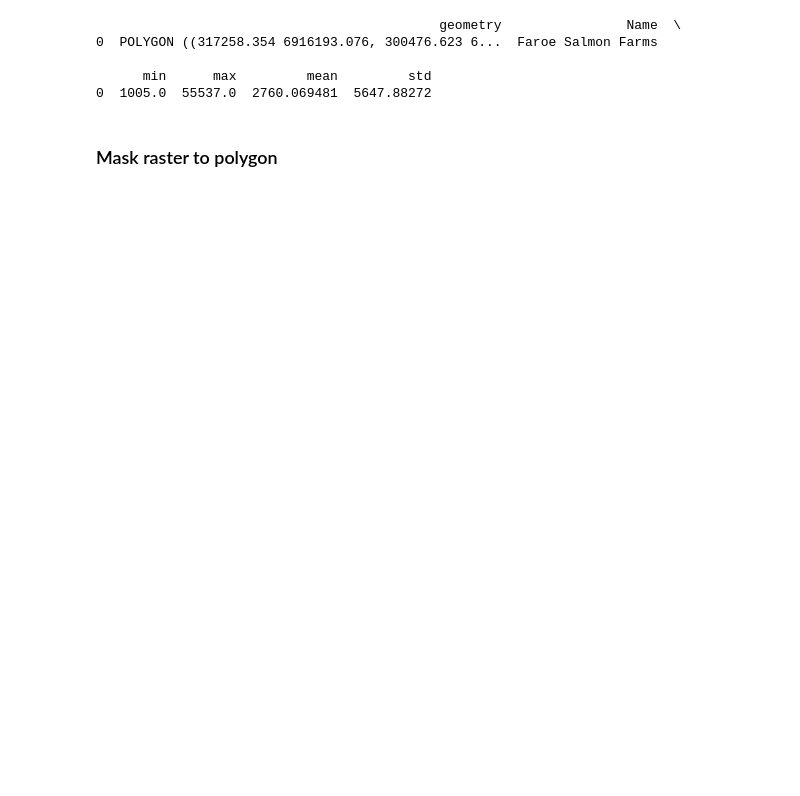
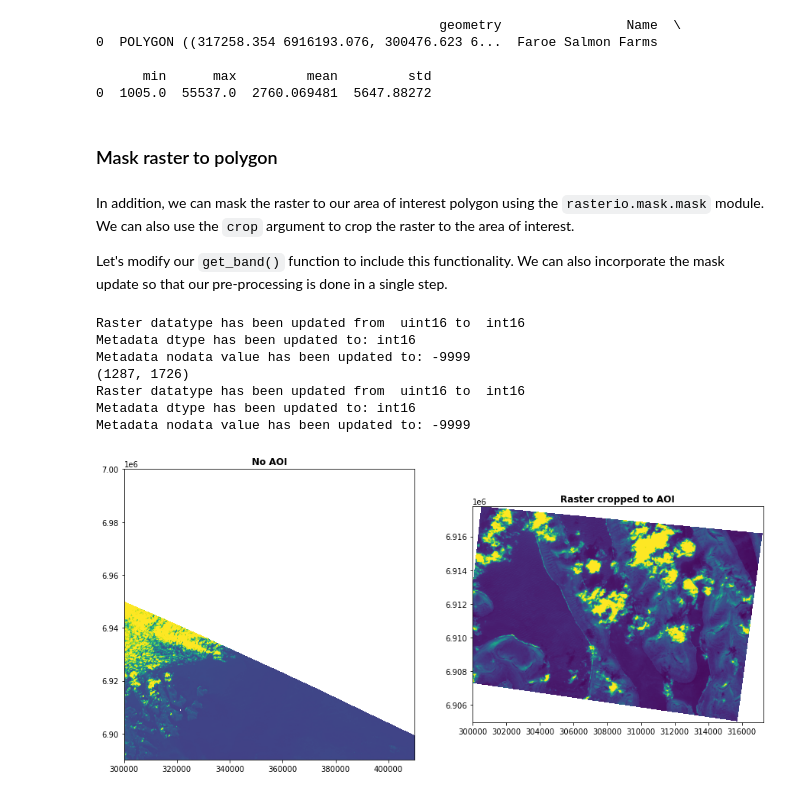
Before and after one commit to rwilks-earthobs/msc_eo_challenge, a Jupyter notebook: 230207 Introductory Jupyter Notebook.ipynb, the cells around one changed output. Drawn from its saved outputs; the diff is of its cells as text; code cells hidden in the pictures; blank space fills up the shorter version.

```diff
--- a/230207 Introductory Jupyter Notebook.ipynb
+++ b/230207 Introductory Jupyter Notebook.ipynb
@@ -814,3 +810,54 @@ print(aoi_with_statistics)
 0  1005.0  55537.0  2760.069481  5647.88272
 # %% [markdown]
 ### Mask raster to polygon
+# %% [markdown]
+In addition, we can mask the raster to our area of interest polygon using the `rasterio.mask.mask` module. We can also use the `crop` argument to crop the raster to the area of interest.
+
+Let's modify our `get_band()` function to include this functionality. We can also incorporate the mask update so that our pre-processing is done in a single step.
+# %%
+from rasterio.mask import mask
+
+def get_band(filepath, aoi=None, crop=False, dtype='int16', fill_value=-9999):
+
+    # open dataset
+    with rio.open(filepath) as f:
+        # read in metadata
+        metadata = f.profile
+
+        if aoi is None:
+            img = f.read(1, masked=True)
+
+        else:
+            img, transform = mask(f, aoi['geometry'], crop=crop, nodata=0, filled=True)
+            img = img[0]
+            # update metadata for new geometry
+            metadata.update({
+                        "height": img.shape[0],
+                        "width": img.shape[1],
+                        "transform": transform
+                        })
+
+        # update masking so we get a consistent product out
+        img, metadata = update_sen2_mask(img, metadata, dtype=dtype, fill_value=-9999)
+
+        return img, metadata
+# %%
+# test area of interest and plot
+img_no_aoi, metadata_no_aoi = get_band(img_day_dict['R10m']['B02'])
+img_aoi, metadata_aoi = get_band(img_day_dict['R10m']['B02'], aoi=aoi, crop=True)
+
+fig, (ax_no_aoi, ax_aoi) = plt.subplots(1, 2, figsize=(15, 15))
+
+show(normalise_band(img_no_aoi), transform=metadata_no_aoi['transform'], ax=ax_no_aoi, title='No AOI')
+show(normalise_band(img_aoi), transform=metadata_aoi['transform'], ax=ax_aoi, title='Raster cropped to AOI')
+
+plt.show()
+# %% [output]
+Raster datatype has been updated from  uint16 to  int16
+Metadata dtype has been updated to: int16
+Metadata nodata value has been updated to: -9999
+(1287, 1726)
+Raster datatype has been updated from  uint16 to  int16
+Metadata dtype has been updated to: int16
+Metadata nodata value has been updated to: -9999
+[figure, added]
```
Also changed, not shown: parts of 15 cells of this notebook.
